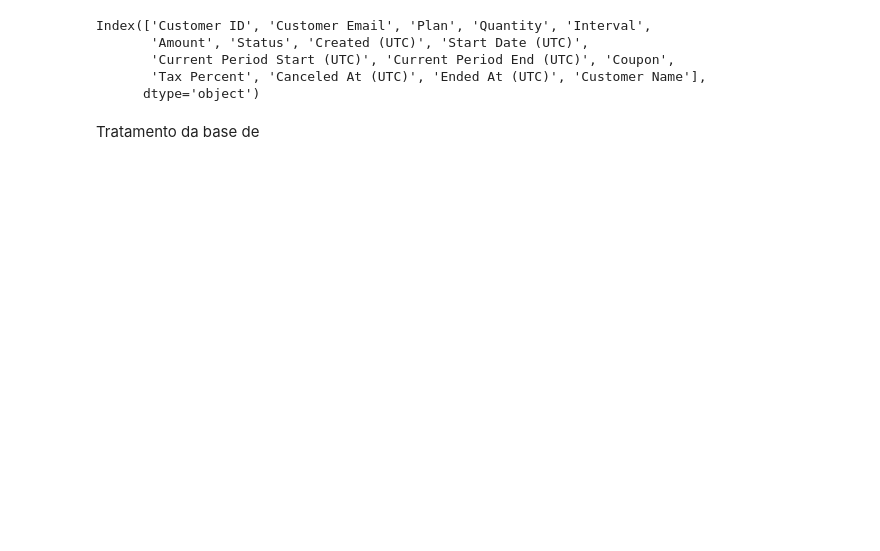
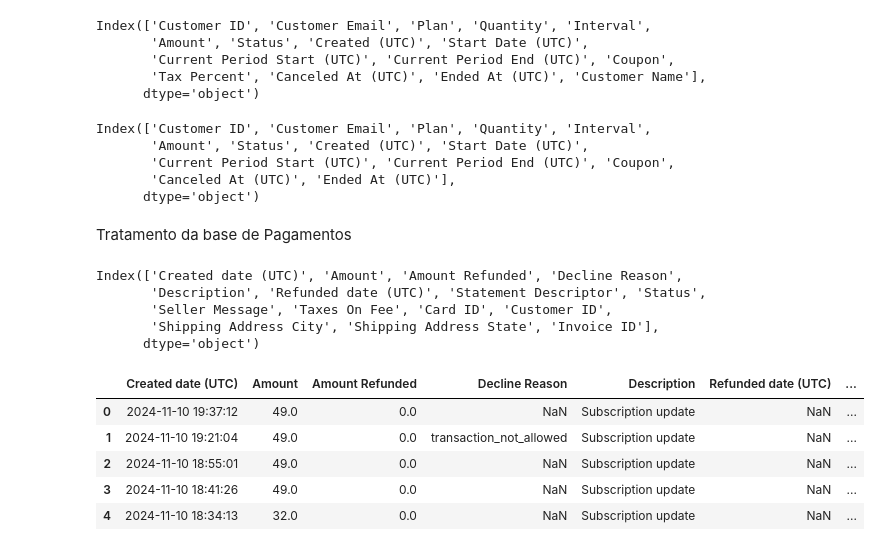
Before and after one commit to Leonardo0liveira/Projeto-BI, a Jupyter notebook: preparacao/preparacao.ipynb, the cells around one changed output. Cells and saved outputs as stored; diff of their text form; code cells hidden in the pictures; blank space fills up the shorter version.

```diff
--- a/preparacao/preparacao.ipynb
+++ b/preparacao/preparacao.ipynb
@@ -196,5 +190,30 @@ del assinantesCancelados['Customer Name']
 del assinantesCancelados['Tax Percent']
 # %%
 assinantesTotal = pd.concat([assinantesAtivos, assinantesCancelados], ignore_index=True)
+# %%
+assinantesTotal.columns
+# %% [output]
+Index(['Customer ID', 'Customer Email', 'Plan', 'Quantity', 'Interval',
+       'Amount', 'Status', 'Created (UTC)', 'Start Date (UTC)',
+       'Current Period Start (UTC)', 'Current Period End (UTC)', 'Coupon',
+       'Canceled At (UTC)', 'Ended At (UTC)'],
+      dtype='object')
 # %% [markdown]
-Tratamento da base de
+Tratamento da base de Pagamentos
+# %%
+pagamentos.columns
+# %% [output]
+Index(['Created date (UTC)', 'Amount', 'Amount Refunded', 'Decline Reason',
+       'Description', 'Refunded date (UTC)', 'Statement Descriptor', 'Status',
+       'Seller Message', 'Taxes On Fee', 'Card ID', 'Customer ID',
+       'Shipping Address City', 'Shipping Address State', 'Invoice ID'],
+      dtype='object')
+# %%
+pagamentos.head(5)
+# %% [output]
+|  | Created date (UTC) | Amount | Amount Refunded | Decline Reason | Description | Refunded date (UTC) | ... |
+| 0 | 2024-11-10 19:37:12 | 49.0 | 0.0 | NaN | Subscription update | NaN | ... |
+| 1 | 2024-11-10 19:21:04 | 49.0 | 0.0 | transaction_not_allowed | Subscription update | NaN | ... |
+| 2 | 2024-11-10 18:55:01 | 49.0 | 0.0 | NaN | Subscription update | NaN | ... |
+| 3 | 2024-11-10 18:41:26 | 49.0 | 0.0 | NaN | Subscription update | NaN | ... |
+| 4 | 2024-11-10 18:34:13 | 32.0 | 0.0 | NaN | Subscription update | NaN | ... |
```
Also changed, not shown: parts of 33 cells of this notebook, 1 other file.
